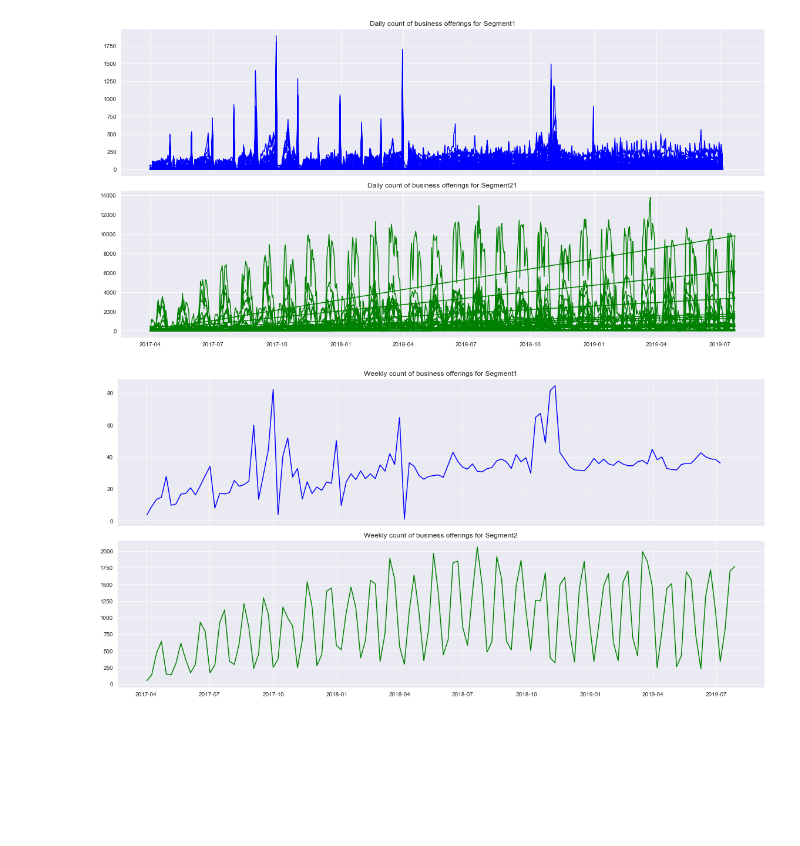
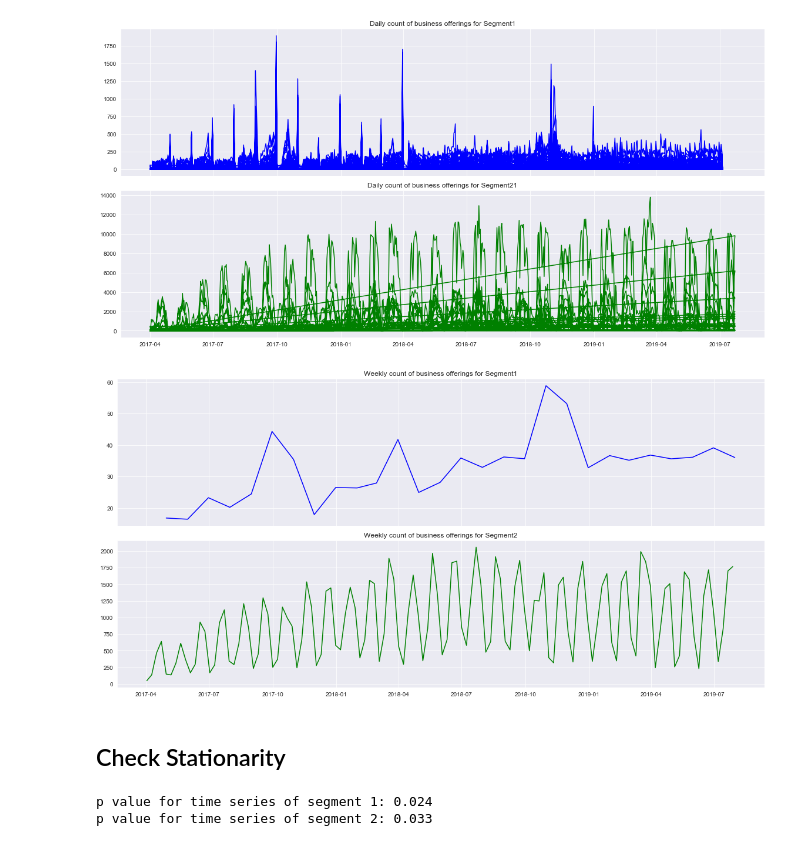
Before and after one commit to DebuRock/LTFS-Data-Science-FinHack, a Jupyter notebook: Inspection.ipynb, the cells around one changed output. Saved outputs shown, nothing was run; the diff lists cells and outputs as text; code cells hidden in the pictures; blank space fills up the shorter version.

Commit message:
Time Series Forcasting is done

```diff
--- a/Inspection.ipynb
+++ b/Inspection.ipynb
@@ -55,16 +57,25 @@ plt.show()
 # %%
 ## Downsample The Time Series
 
-LTFS_segment1 = LTFS_segment1.case_count.resample(rule='W').mean()
-LTFS_segment2 = LTFS_segment2.case_count.resample(rule='W').mean()
+LTFS_segment1 = pd.DataFrame(LTFS_segment1.case_count.resample(rule='M').mean())
+LTFS_segment2 = pd.DataFrame(LTFS_segment2.case_count.resample(rule='W').mean())
 
 ## Visualize The Datframe For Two Business Segment
 fig, axes = plt.subplots(2, 1, sharex=True, figsize=(16,8))
 axes[0].plot(LTFS_segment1, 'b')
 axes[0].set_title("Weekly count of business offerings for Segment1")
 axes[1].plot(LTFS_segment2, 'g')
 axes[1].set_title("Weekly count of business offerings for Segment2")
 plt.tight_layout()
 plt.show()
 # %% [output]
-[figure, old version]
+[figure, new version]
+# %% [markdown]
+## Check Stationarity
+# %%
+## Do the Adf test on the series
+print("p value for time series of segment 1: %.3f" % adfuller(LTFS_segment1.case_count)[1])
+print("p value for time series of segment 2: %.3f" % adfuller(LTFS_segment2.case_count)[1])
+# %% [output]
+p value for time series of segment 1: 0.024
+p value for time series of segment 2: 0.033
```
Also changed, not shown: parts of 9 cells of this notebook.
